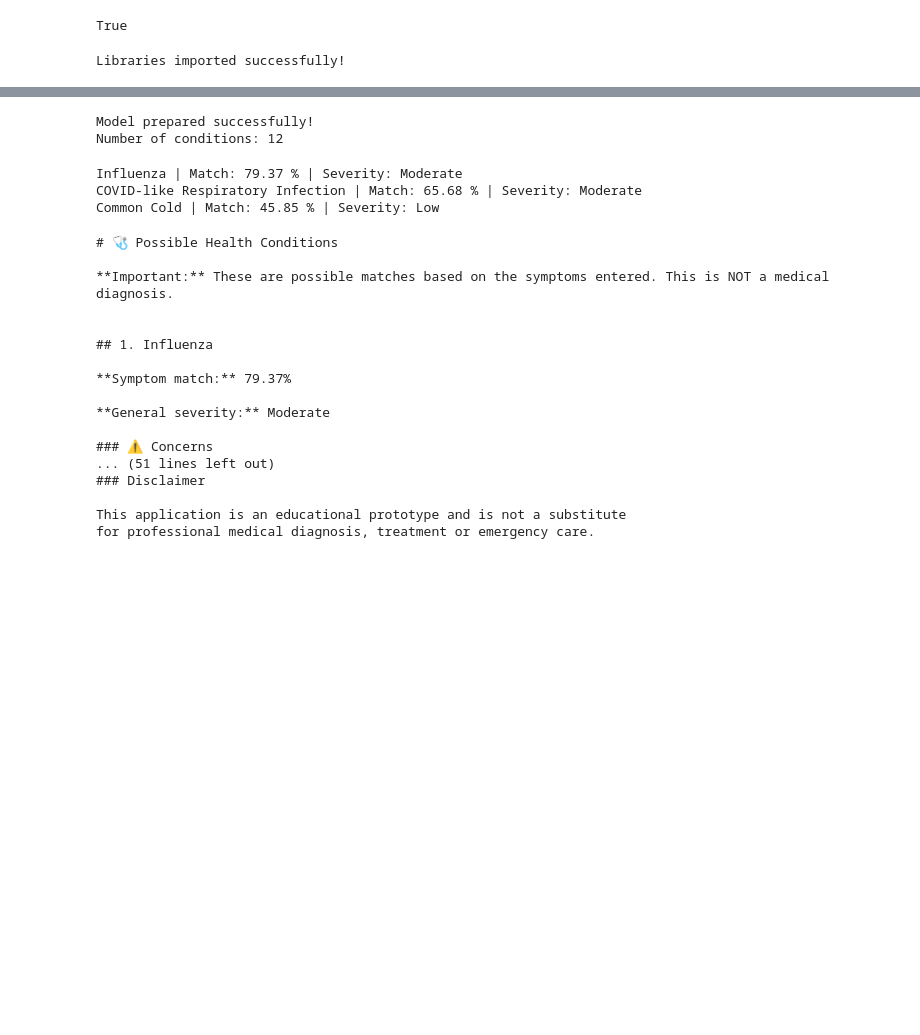
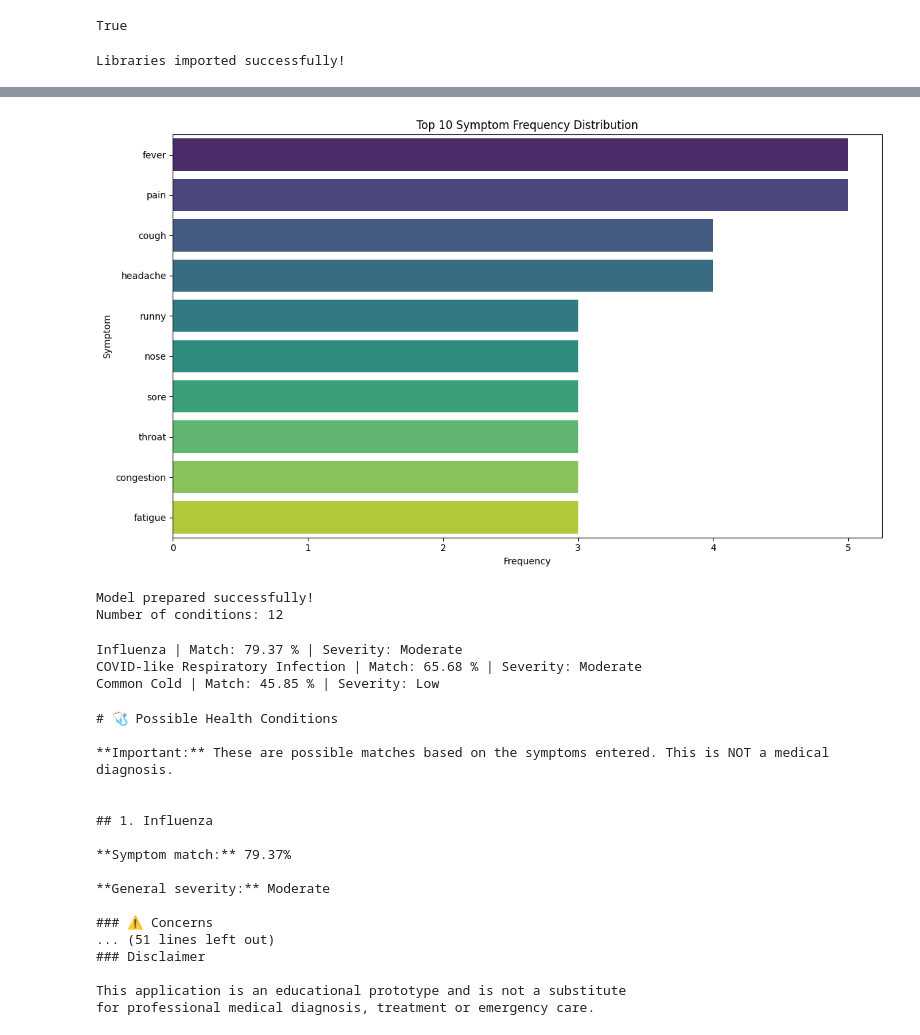
Before and after one commit to Kanakgoyal27/Healthsystem, a Jupyter notebook: Healthsystem.ipynb, the cells around one changed output, grey strips where cells are left out. Cells and saved outputs as stored; diff of their text form; code cells hidden in the pictures; blank space fills up the shorter version.

```diff
--- a/Healthsystem.ipynb
+++ b/Healthsystem.ipynb
@@ -125,6 +127,8 @@ df
 from collections import Counter
 import matplotlib.pyplot as plt
 import seaborn as sns
+import nltk
+nltk.download('stopwords')
 
 # Combine all symptoms into a single string and tokenize
 all_symptoms = ' '.join(df['symptoms'].values)
@@ -163,3 +165,4 @@ LookupError:
+[figure, added]
 # %%
 vectorizer = TfidfVectorizer(
     lowercase=True,
```
Also changed, not shown: parts of 4 cells of this notebook.
